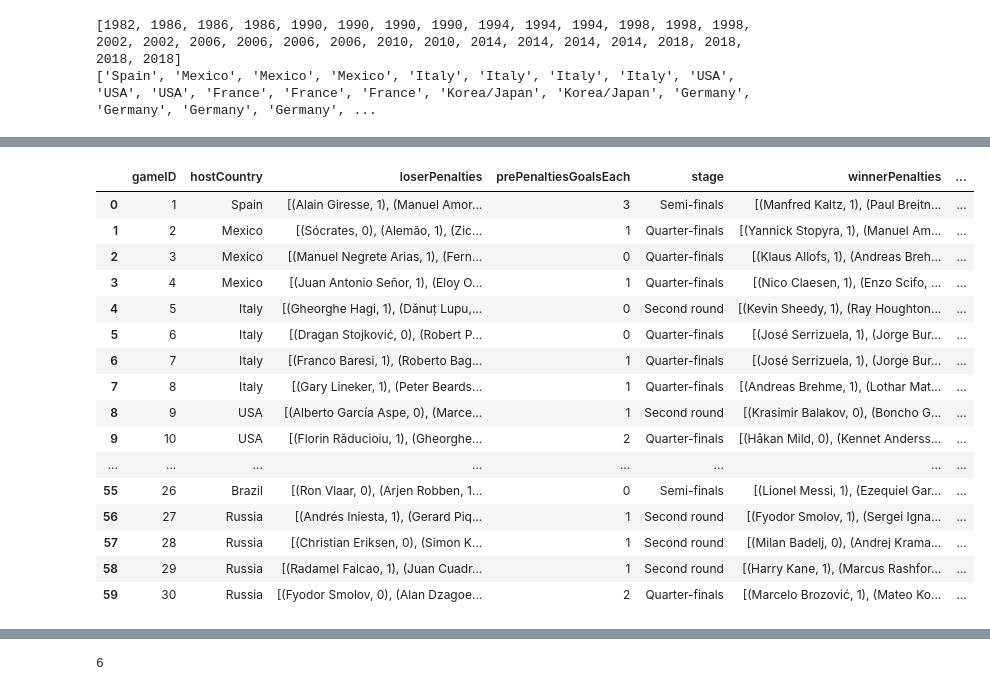
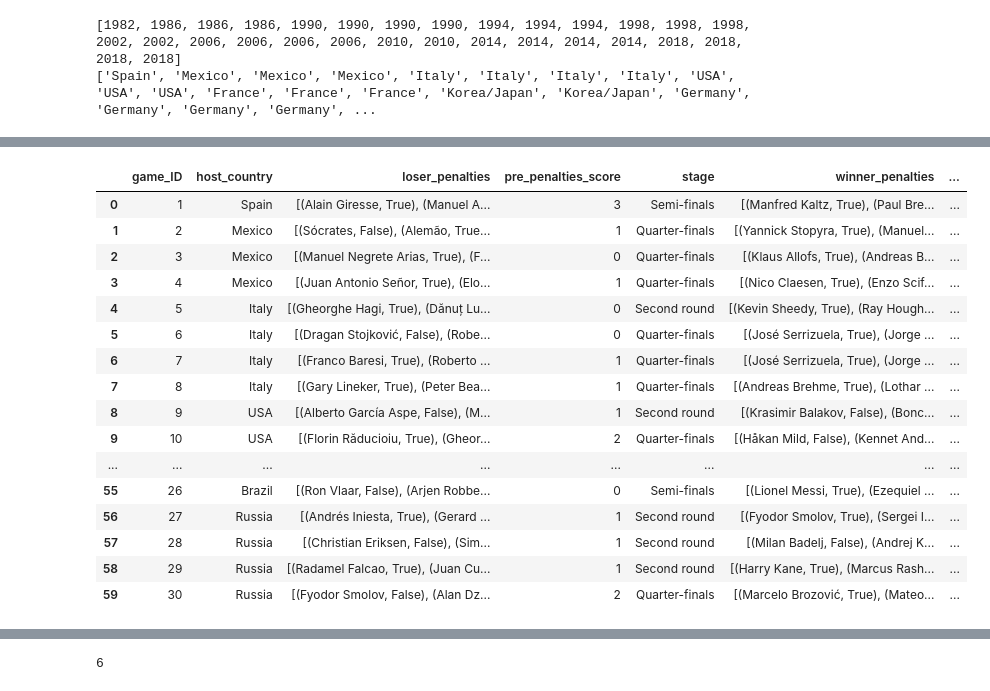
Before and after one commit to MarkMacArdle/World_Cup_Penalty_Shootouts, a Jupyter notebook: Penalties_data_gathering.ipynb, the cells around one changed output, grey strips where cells are left out. Saved outputs shown, nothing was run; the diff lists cells and outputs as text; code cells hidden in the pictures.

Commit message:
Melt to tall table, seperate pen kicker/result, general tidy

```diff
--- a/Penalties_data_gathering.ipynb
+++ b/Penalties_data_gathering.ipynb
@@ -104,10 +117,10 @@ d['winnerPenalties']
 # %%
-d['loserPenalties'] = []
+d['loser_penalties'] = []
 for i in range(len(rows)):
     cells = rows[i].find_all('td')
     if cells: #need test as the two header rows would cause an error when trying to split
         convertedCell = str(cells[8]).split('<span class="nowrap">')
-        d['loserPenalties'].append(penKickerAndResult(convertedCell, 2))
+        d['loser_penalties'].append(penKickerAndResult(convertedCell, 2))
 
-d['loserPenalties']
+d['loser_penalties']
 # %% [output]
@@ -132,15 +145,15 @@ d['loserPenalties']
 #if team won it's first player will be highlighted with a grey background so test if
 #that color's tag is in the cell
 
-d['winnerTookFirstPenalty'] = []
+d['winner_took_first_penalty'] = []
 for i in range(len(rows)):
     cells = rows[i].find_all('td')
     if cells: #need test as the two header rows would cause an error when trying to split
         if 'background-color: #C3C3C3' in str(cells[7]):
-            d['winnerTookFirstPenalty'].append(True)
+            d['winner_took_first_penalty'].append(True)
         else:
-            d['winnerTookFirstPenalty'].append(False)
+            d['winner_took_first_penalty'].append(False)
 
-print(d['winnerTookFirstPenalty'])
+print(d['winner_took_first_penalty'])
 # %% [output]
 [False, False, True, False, False, True, False, False, False, True, False, True, True, True, False, True, True, True, True, True, True, True, True, True, False, False, False, False, False, False]
@@ -155,6 +160,6 @@ for i in range(2, len(rows)):
 # %%
 d['year'] = []
-d['hostCountry'] = []
+d['host_country'] = []
 
 i = 2 #skip rows 0 and 1 as they're headers
 loopAgain = True
@@ -163,7 +168,7 @@ while loopAgain:
     yearAndLocationSplit = cell.text[:-1].split(', ') #[:-1] to strip '\n' off end
 
     d['year'].append(int(yearAndLocationSplit[0]))
-    d['hostCountry'].append(yearAndLocationSplit[1])
+    d['host_country'].append(yearAndLocationSplit[1])
 
     i += 1
 
@@ -172,14 +177,14 @@ while loopAgain:
         extraloops = int(str(cell).split('"')[1]) - 1 #-1 as already done one loop above
         for j in range(extraloops):
             d['year'].append(int(yearAndLocationSplit[0]))
-            d['hostCountry'].append(yearAndLocationSplit[1])
+            d['host_country'].append(yearAndLocationSplit[1])
             i += 1
 
     if i >= len(rows):
         loopAgain = False
 
 print(d['year'])
-print(d['hostCountry'])
+print(d['host_country'])
 # %% [output]
 [1982, 1986, 1986, 1986, 1990, 1990, 1990, 1990, 1994, 1994, 1994, 1998, 1998, 1998, 2002, 2002, 2006, 2006, 2006, 2006, 2010, 2010, 2014, 2014, 2014, 2014, 2018, 2018, 2018, 2018]
 ['Spain', 'Mexico', 'Mexico', 'Mexico', 'Italy', 'Italy', 'Italy', 'Italy', 'USA', 'USA', 'USA', 'France', 'France', 'France', 'Korea/Japan', 'Korea/Japan', 'Germany', 'Germany', 'Germany', 'Germany', ...
@@ -205,7 +210,7 @@ while loopAgain:
     else:
         cell = rows[i].find_all('td')[11]
 
-    stageVar = cell.text[2:-1] #[1:-1] as text starts as '\xa0 Semi-finals\n'
+    stageVar = cell.text[1:-1] #[1:-1] as text comes in as ' Semi-finals\n'
     d['stage'].append(stageVar)
 
     i += 1
@@ -220,5 +225,5 @@ while loopAgain:
     if i >= len(rows):
         loopAgain = False
 
-d['stage']
+print(d['stage'])
 # %% [output]
@@ -296,26 +285,26 @@ nonWinLoserCols
  'year']
 # %%
 df = df.melt(id_vars = nonWinLoserCols, value_vars = ['winners', 'losers'],
-             var_name='won', value_name='country')
+             var_name='won', value_name='team')
 df
 # %% [output]
-|  | gameID | hostCountry | loserPenalties | prePenaltiesGoalsEach | stage | winnerPenalties | ... |
-| 0 | 1 | Spain | [(Alain Giresse, 1), (Manuel Amor... | 3 | Semi-finals | [(Manfred Kaltz, 1), (Paul Breitn... | ... |
-| 1 | 2 | Mexico | [(Sócrates, 0), (Alemão, 1), (Zic... | 1 | Quarter-finals | [(Yannick Stopyra, 1), (Manuel Am... | ... |
-| 2 | 3 | Mexico | [(Manuel Negrete Arias, 1), (Fern... | 0 | Quarter-finals | [(Klaus Allofs, 1), (Andreas Breh... | ... |
-| 3 | 4 | Mexico | [(Juan Antonio Señor, 1), (Eloy O... | 1 | Quarter-finals | [(Nico Claesen, 1), (Enzo Scifo, ... | ... |
-| 4 | 5 | Italy | [(Gheorghe Hagi, 1), (Dănuț Lupu,... | 0 | Second round | [(Kevin Sheedy, 1), (Ray Houghton... | ... |
-| 5 | 6 | Italy | [(Dragan Stojković, 0), (Robert P... | 0 | Quarter-finals | [(José Serrizuela, 1), (Jorge Bur... | ... |
-| 6 | 7 | Italy | [(Franco Baresi, 1), (Roberto Bag... | 1 | Quarter-finals | [(José Serrizuela, 1), (Jorge Bur... | ... |
-| 7 | 8 | Italy | [(Gary Lineker, 1), (Peter Beards... | 1 | Quarter-finals | [(Andreas Brehme, 1), (Lothar Mat... | ... |
-| 8 | 9 | USA | [(Alberto García Aspe, 0), (Marce... | 1 | Second round | [(Krasimir Balakov, 0), (Boncho G... | ... |
-| 9 | 10 | USA | [(Florin Răducioiu, 1), (Gheorghe... | 2 | Quarter-finals | [(Håkan Mild, 0), (Kennet Anderss... | ... |
+|  | game_ID | host_country | loser_penalties | pre_penalties_score | stage | winner_penalties | ... |
+| 0 | 1 | Spain | [(Alain Giresse, True), (Manuel A... | 3 | Semi-finals | [(Manfred Kaltz, True), (Paul Bre... | ... |
+| 1 | 2 | Mexico | [(Sócrates, False), (Alemão, True... | 1 | Quarter-finals | [(Yannick Stopyra, True), (Manuel... | ... |
+| 2 | 3 | Mexico | [(Manuel Negrete Arias, True), (F... | 0 | Quarter-finals | [(Klaus Allofs, True), (Andreas B... | ... |
+| 3 | 4 | Mexico | [(Juan Antonio Señor, True), (Elo... | 1 | Quarter-finals | [(Nico Claesen, True), (Enzo Scif... | ... |
+| 4 | 5 | Italy | [(Gheorghe Hagi, True), (Dănuț Lu... | 0 | Second round | [(Kevin Sheedy, True), (Ray Hough... | ... |
+| 5 | 6 | Italy | [(Dragan Stojković, False), (Robe... | 0 | Quarter-finals | [(José Serrizuela, True), (Jorge ... | ... |
+| 6 | 7 | Italy | [(Franco Baresi, True), (Roberto ... | 1 | Quarter-finals | [(José Serrizuela, True), (Jorge ... | ... |
+| 7 | 8 | Italy | [(Gary Lineker, True), (Peter Bea... | 1 | Quarter-finals | [(Andreas Brehme, True), (Lothar ... | ... |
+| 8 | 9 | USA | [(Alberto García Aspe, False), (M... | 1 | Second round | [(Krasimir Balakov, False), (Bonc... | ... |
+| 9 | 10 | USA | [(Florin Răducioiu, True), (Gheor... | 2 | Quarter-finals | [(Håkan Mild, False), (Kennet And... | ... |
 | ... | ... | ... | ... | ... | ... | ... | ... |
-| 55 | 26 | Brazil | [(Ron Vlaar, 0), (Arjen Robben, 1... | 0 | Semi-finals | [(Lionel Messi, 1), (Ezequiel Gar... | ... |
-| 56 | 27 | Russia | [(Andrés Iniesta, 1), (Gerard Piq... | 1 | Second round | [(Fyodor Smolov, 1), (Sergei Igna... | ... |
-| 57 | 28 | Russia | [(Christian Eriksen, 0), (Simon K... | 1 | Second round | [(Milan Badelj, 0), (Andrej Krama... | ... |
-| 58 | 29 | Russia | [(Radamel Falcao, 1), (Juan Cuadr... | 1 | Second round | [(Harry Kane, 1), (Marcus Rashfor... | ... |
-| 59 | 30 | Russia | [(Fyodor Smolov, 0), (Alan Dzagoe... | 2 | Quarter-finals | [(Marcelo Brozović, 1), (Mateo Ko... | ... |
+| 55 | 26 | Brazil | [(Ron Vlaar, False), (Arjen Robbe... | 0 | Semi-finals | [(Lionel Messi, True), (Ezequiel ... | ... |
+| 56 | 27 | Russia | [(Andrés Iniesta, True), (Gerard ... | 1 | Second round | [(Fyodor Smolov, True), (Sergei I... | ... |
+| 57 | 28 | Russia | [(Christian Eriksen, False), (Sim... | 1 | Second round | [(Milan Badelj, False), (Andrej K... | ... |
+| 58 | 29 | Russia | [(Radamel Falcao, True), (Juan Cu... | 1 | Second round | [(Harry Kane, True), (Marcus Rash... | ... |
+| 59 | 30 | Russia | [(Fyodor Smolov, False), (Alan Dz... | 2 | Quarter-finals | [(Marcelo Brozović, True), (Mateo... | ... |
 # %%
 df.won = df.won.apply(lambda x: True if x == 'winners' else False)
 df
```
Also changed, not shown: parts of 36 cells of this notebook, 1 other file.
